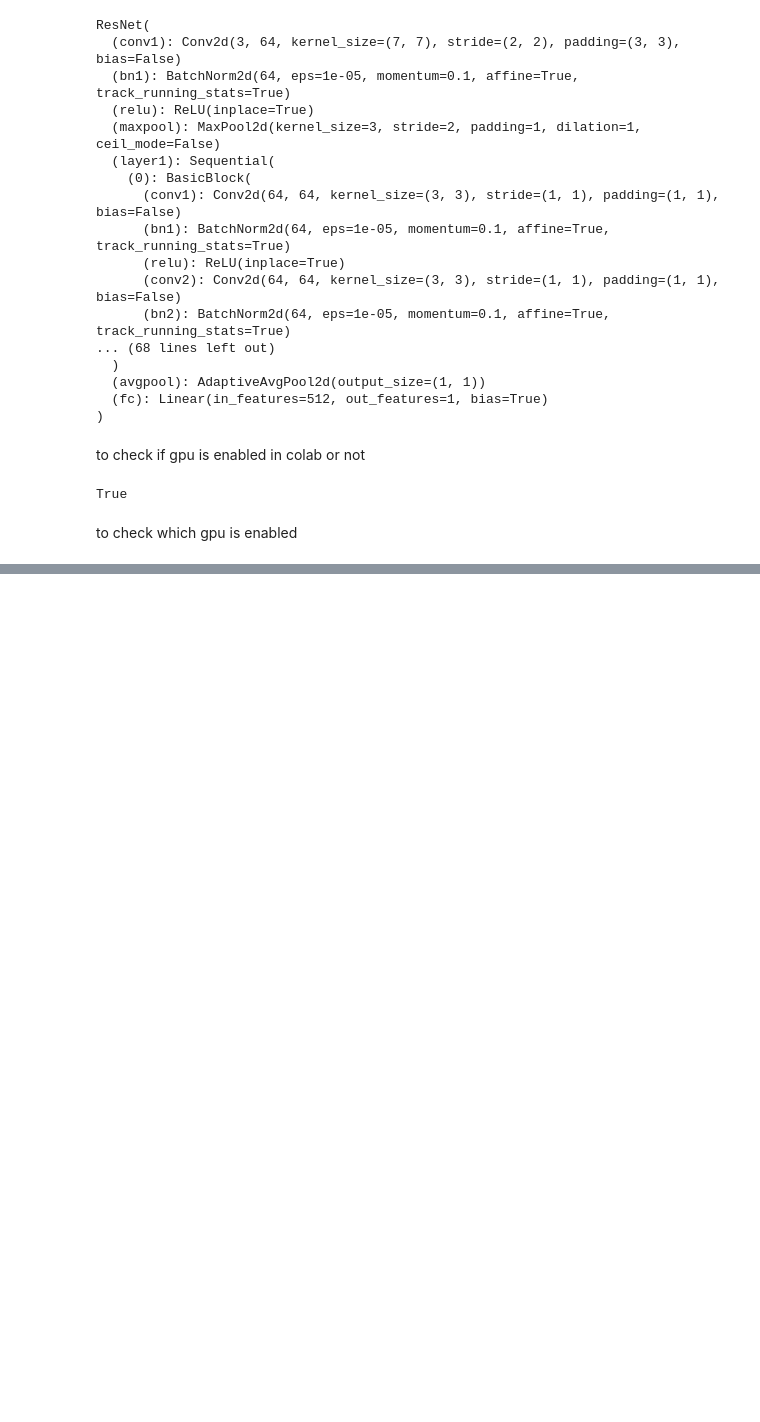
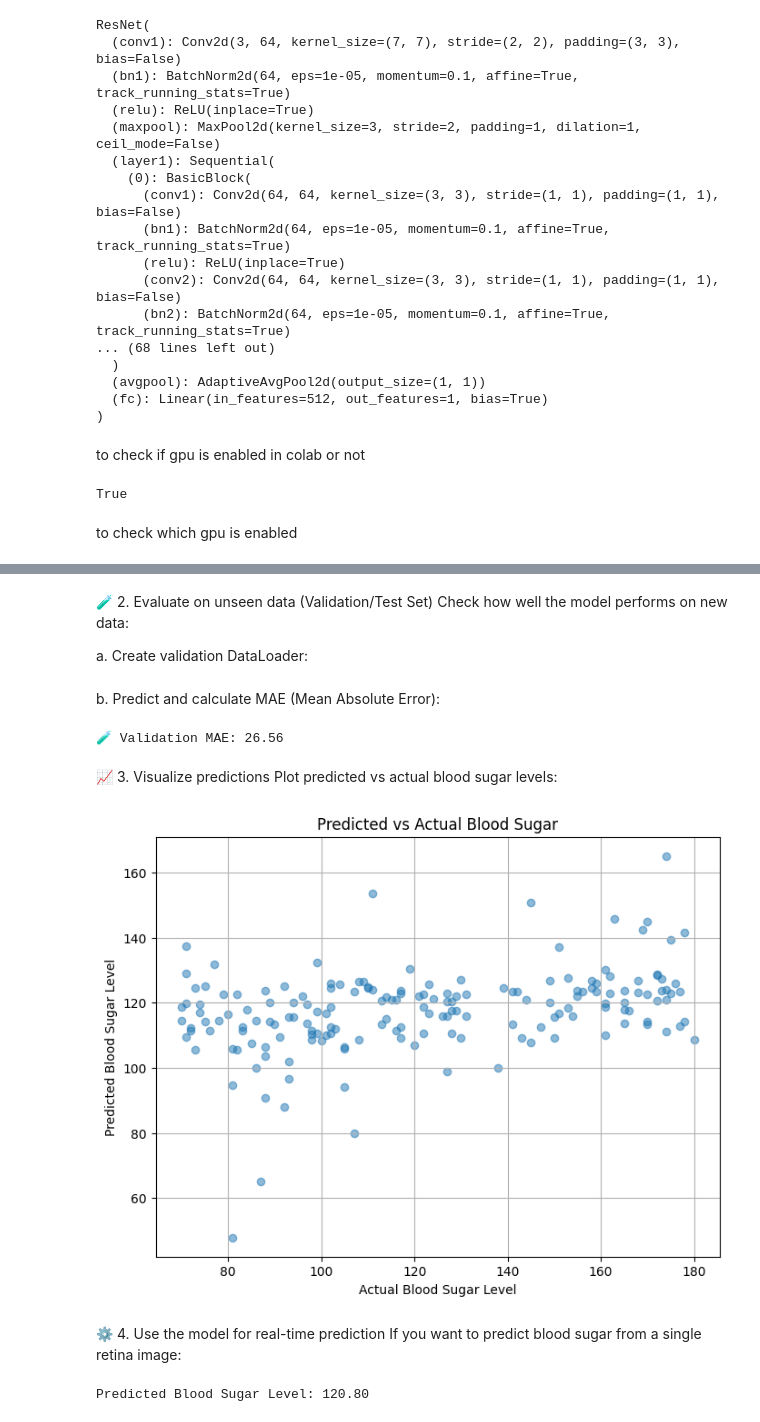
Before and after one commit to easeandrelax/blood-sugar-level, a Jupyter notebook: Ease_and_relax.ipynb, the cells around one changed output, grey strips where cells are left out. Saved outputs shown, nothing was run; the diff lists cells and outputs as text; code cells hidden in the pictures; blank space fills up the shorter version.

```diff
--- a/Ease_and_relax.ipynb
+++ b/Ease_and_relax.ipynb
@@ -427,0 +625,5 @@ Thu Apr 10 15:23:57 2025
+# %%
+model = SimpleCNN()
+model.load_state_dict(torch.load("/content/drive/MyDrive/blood_sugar_model.pth"))
+model.to(device)
+model.eval()  # set to evaluation mode
@@ -427,0 +638,68 @@ Thu Apr 10 15:23:57 2025
+# %% [markdown]
+🧪 2. Evaluate on unseen data (Validation/Test Set)
+Check how well the model performs on new data:
+
+a. Create validation DataLoader:
+# %%
+val_dataset = RetinaDataset(
+    csv_file='/content/drive/MyDrive/val_clean.csv',
+    image_dir='/content/drive/MyDrive/train_images_preprocessed',
+    transform=transform
+)
+
+val_loader = DataLoader(val_dataset, batch_size=32, shuffle=False)
+# %% [markdown]
+b. Predict and calculate MAE (Mean Absolute Error):
+# %%
+from sklearn.metrics import mean_absolute_error
+
+model.eval()
+true_vals = []
+predicted_vals = []
+
+with torch.no_grad():
+    for images, labels in val_loader:
+        images = images.to(device)
+        outputs = model(images).cpu().numpy()
+        predicted_vals.extend(outputs.flatten())
+        true_vals.extend(labels.numpy())
+
+mae = mean_absolute_error(true_vals, predicted_vals)
+print(f"🧪 Validation MAE: {mae:.2f}")
+# %% [output]
+🧪 Validation MAE: 26.56
+# %% [markdown]
+📈 3. Visualize predictions
+Plot predicted vs actual blood sugar levels:
+# %%
+import matplotlib.pyplot as plt
+
+plt.figure(figsize=(8, 6))
+plt.scatter(true_vals, predicted_vals, alpha=0.5)
+plt.xlabel("Actual Blood Sugar Level")
+plt.ylabel("Predicted Blood Sugar Level")
+plt.title("Predicted vs Actual Blood Sugar")
+plt.grid(True)
+plt.show()
+# %% [output]
+[figure, added]
+# %% [markdown]
+⚙️ 4. Use the model for real-time prediction
+If you want to predict blood sugar from a single retina image:
+# %%
+from PIL import Image
+
+def predict_blood_sugar(image_path, model):
+    image = Image.open(image_path).convert('RGB')
+    image = transform(image).unsqueeze(0).to(device)
+    model.eval()
+    with torch.no_grad():
+        output = model(image)
+    return output.item()
+
+# Example:
+image_path = '/content/drive/MyDrive/train_images_preprocessed/2bb3c492d6d3.png'
+prediction = predict_blood_sugar(image_path, model)
+print(f"Predicted Blood Sugar Level: {prediction:.2f}")
+# %% [output]
+Predicted Blood Sugar Level: 120.80
```
Also changed, not shown: parts of 58 cells of this notebook.
